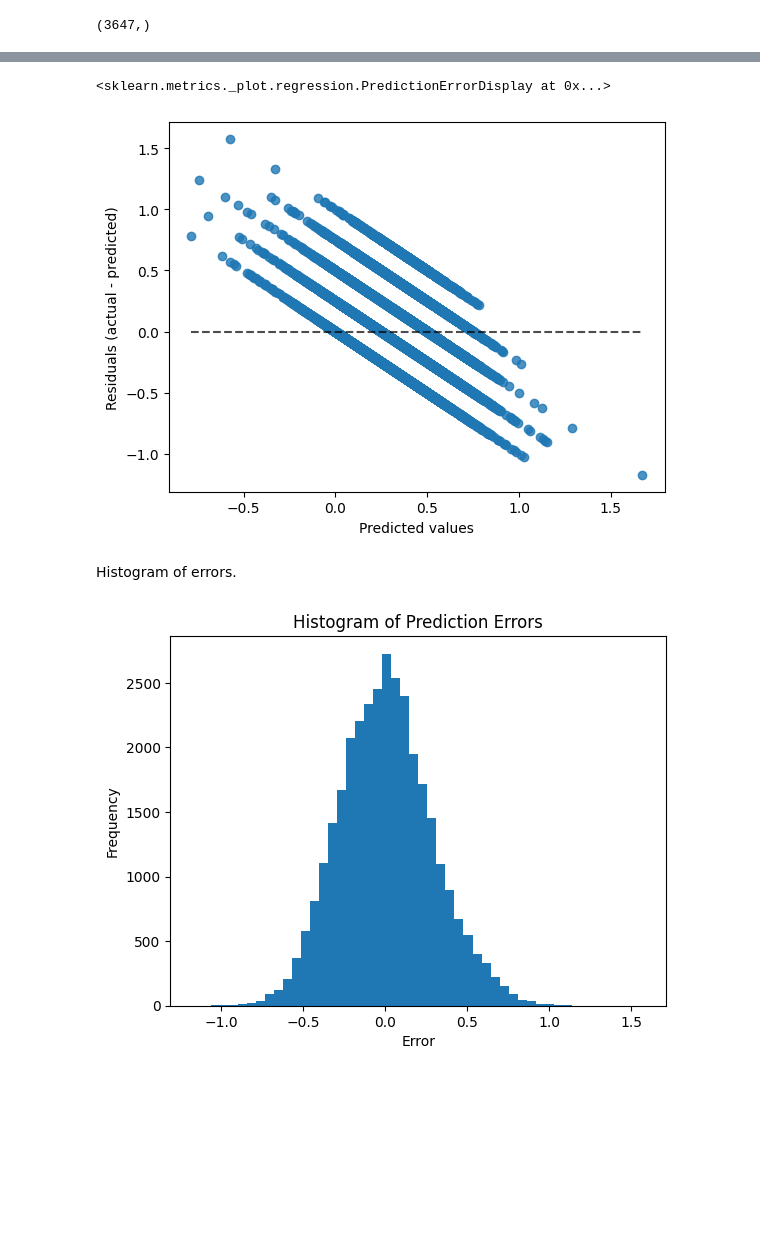
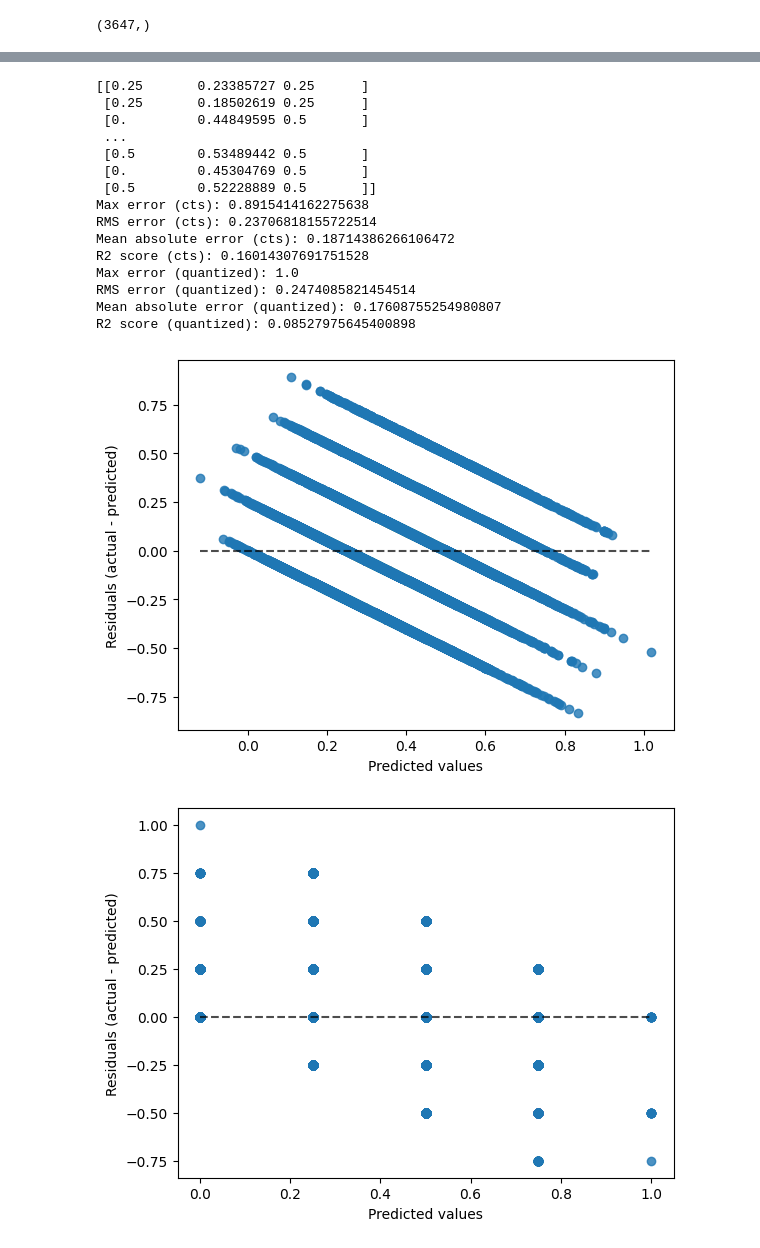
Before and after one commit to mmccool/nlp-project-1, a Jupyter notebook: solution.ipynb, the cells around one changed output, grey strips where cells are left out. Cells and saved outputs as stored; diff of their text form; code cells hidden in the pictures; blank space fills up the shorter version.

```diff
--- a/solution.ipynb
+++ b/solution.ipynb
@@ -212,0 +260,34 @@ sm_X_test = sc.transform(sm_X_test)
+# %%
+def eval_model(model,y_true,X_test):
+    y_pred = model.predict(X_test)
+    q_pred = np.array([round(s*4.01)/4.0 for s in y_pred])
+    y_true_col = y_true.reshape(y_true.shape[0],1)
+    y_pred_col = y_pred.reshape(y_pred.shape[0],1)
+    q_pred_col = q_pred.reshape(q_pred.shape[0],1)
+    print(np.concatenate([y_true_col, y_pred_col, q_pred_col], axis=1))
+    print(f"Max error (cts): {max_error(y_true, y_pred)}")
+    print(f"RMS error (cts): {root_mean_squared_error(y_true, y_pred)}")
+    print(f"Mean absolute error (cts): {mean_absolute_error(y_true, y_pred)}")
+    print(f"R2 score (cts): {r2_score(y_true, y_pred)}")
+    print(f"Max error (quantized): {max_error(y_true, q_pred)}")
+    print(f"RMS error (quantized): {root_mean_squared_error(y_true, q_pred)}")
+    print(f"Mean absolute error (quantized): {mean_absolute_error(y_true, q_pred)}")
+    print(f"R2 score (quantized): {r2_score(y_true, q_pred)}")
+    display = PredictionErrorDisplay(y_true=y_true, y_pred=y_pred)
+    display.plot()
+    plt.show()
+    display = PredictionErrorDisplay(y_true=y_true, y_pred=q_pred)
+    display.plot()
+    plt.show()
+    y_diff = y_true - y_pred
+    plt.hist(y_diff,bins = 50)
+    plt.title('Histogram of Prediction Errors')
+    plt.xlabel('Error')
+    plt.ylabel('Frequency')
+    plt.show()
+    y_diff = y_true - q_pred
+    plt.hist(y_diff,bins = 20)
+    plt.title('Histogram of Quantized Prediction Errors')
+    plt.xlabel('Error')
+    plt.ylabel('Frequency')
+    plt.show()
@@ -212,0 +297,3 @@ sm_X_test = sc.transform(sm_X_test)
+# %%
+linear_svr = LinearSVR(C = 1.0, max_iter=1000000, random_state = 0)
+linear_svr.fit(sm_X_train, sm_y_train)
@@ -215,4 +326,4 @@ sm_X_test = sc.transform(sm_X_test)
 # %%
-linear_svr = LinearSVR(C = 1, max_iter=1000000, random_state = 0)
-linear_svr.fit(sm_X_train, sm_y_train)
+sm_svr = SVR(C = 1.0, max_iter=1000000)
+sm_svr.fit(sm_X_train, sm_y_train)
 # %% [output]
@@ -242,18 +331,20 @@ Plot visualization of true vs. predicted values.
-# %%
-from sklearn.metrics import PredictionErrorDisplay
-display = PredictionErrorDisplay(y_true=y_true, y_pred=y_pred)
-display.plot()
-# %% [output]
-<sklearn.metrics._plot.regression.PredictionErrorDisplay at 0x...>
-[figure, removed]
-# %% [markdown]
-Histogram of errors.
-# %%
-y_diff = y_true - y_pred
-plt.hist(y_diff,bins = 50)
-plt.title('Histogram of Prediction Errors')
-plt.xlabel('Error')
-plt.ylabel('Frequency')
-plt.show()
-# %% [output]
-[figure, removed]
+# %%
+eval_model(sm_svr,sm_y_test,sm_X_test)
+# %% [output]
+[[0.25       0.23385727 0.25      ]
+ [0.25       0.18502619 0.25      ]
+ [0.         0.44849595 0.5       ]
+ ...
+ [0.5        0.53489442 0.5       ]
+ [0.         0.45304769 0.5       ]
+ [0.5        0.52228889 0.5       ]]
+Max error (cts): 0.8915414162275638
+RMS error (cts): 0.23706818155722514
+Mean absolute error (cts): 0.18714386266106472
+R2 score (cts): 0.16014307691751528
+Max error (quantized): 1.0
+RMS error (quantized): 0.2474085821454514
+Mean absolute error (quantized): 0.17608755254980807
+R2 score (quantized): 0.08527975645400898
+[figure, added]
+[figure, added]
```
Also changed, not shown: parts of 50 cells of this notebook.
